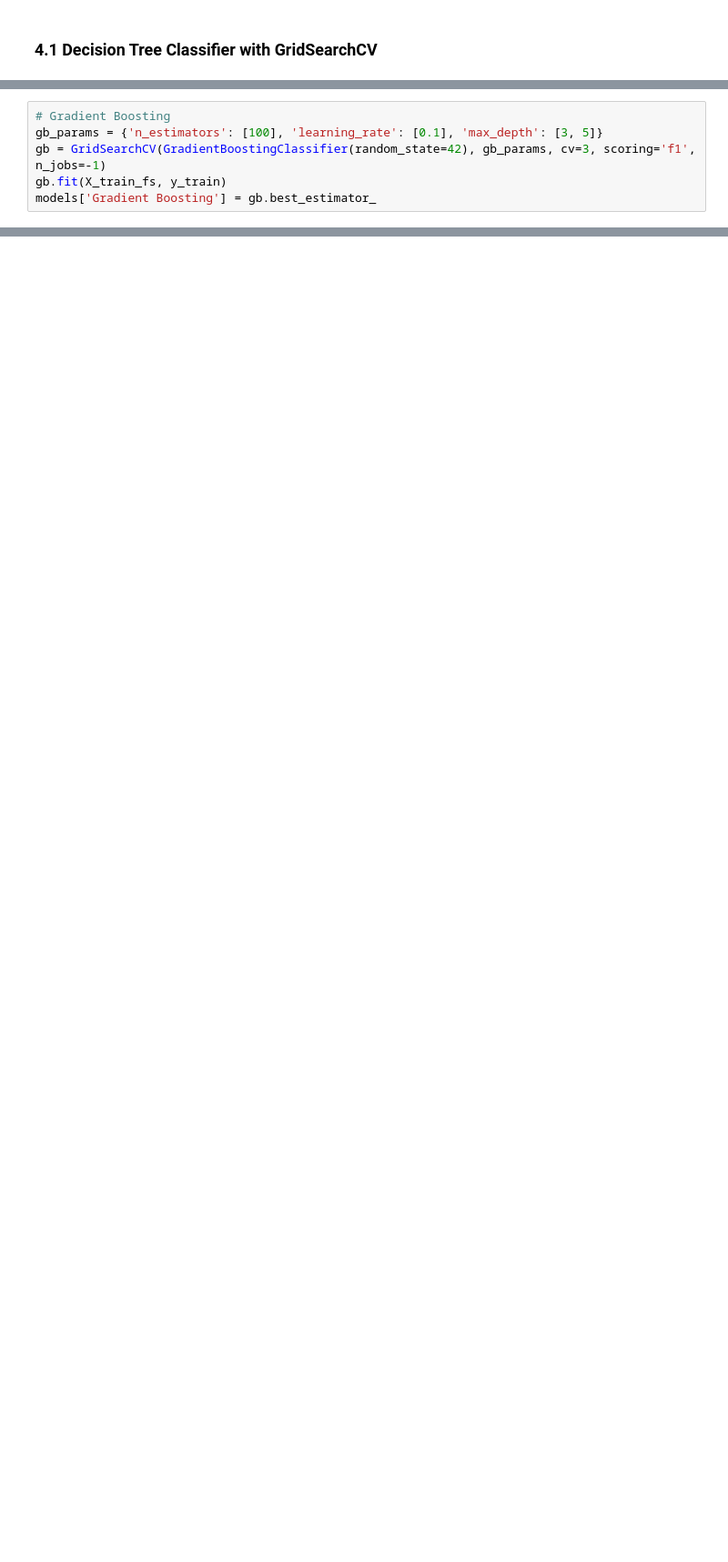
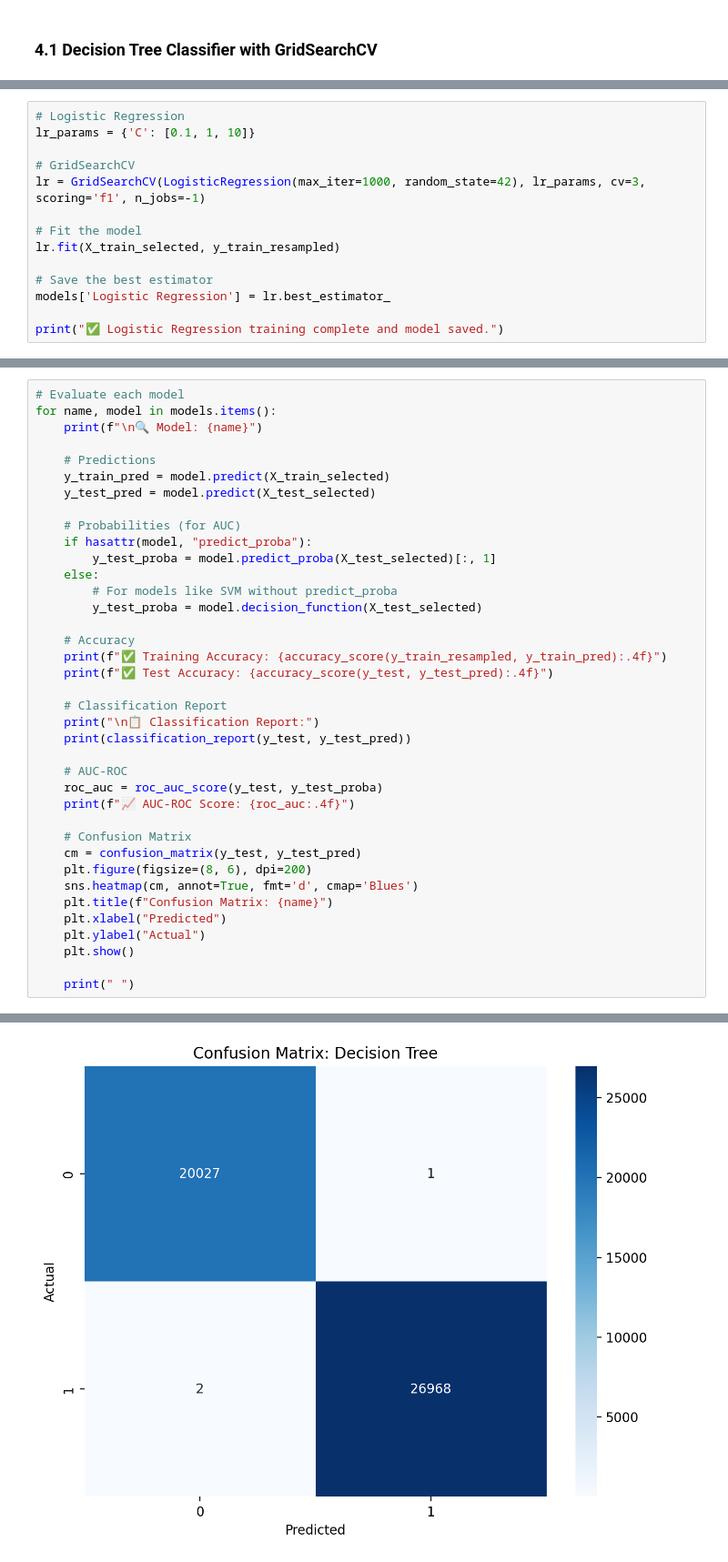
Before and after one commit to haiderCho/CSE445-Project-MLPUD, a Jupyter notebook: ML_Pipeline.ipynb, the cells around one changed output, grey strips where cells are left out. Shown at 91% size. Saved outputs shown, nothing was run; the diff lists cells and outputs as text; blank space fills up the shorter version.

```diff
--- a/ML_Pipeline.ipynb
+++ b/ML_Pipeline.ipynb
@@ -262,6 +215,0 @@ models['Stacking'] = stack
-# %%
-# Gradient Boosting
-gb_params = {'n_estimators': [100], 'learning_rate': [0.1], 'max_depth': [3, 5]}
-gb = GridSearchCV(GradientBoostingClassifier(random_state=42), gb_params, cv=3, scoring='f1', n_jobs=-1)
-gb.fit(X_train_fs, y_train)
-models['Gradient Boosting'] = gb.best_estimator_
@@ -617,0 +263,14 @@ Right: 0.9996993799423081
+# %%
+# Logistic Regression
+lr_params = {'C': [0.1, 1, 10]}
+
+# GridSearchCV
+lr = GridSearchCV(LogisticRegression(max_iter=1000, random_state=42), lr_params, cv=3, scoring='f1', n_jobs=-1)
+
+# Fit the model
+lr.fit(X_train_selected, y_train_resampled)
+
+# Save the best estimator
+models['Logistic Regression'] = lr.best_estimator_
+
+print("✅ Logistic Regression training complete and model saved.")
@@ -617,0 +427,39 @@ Right: 0.9996993799423081
+# %%
+# Evaluate each model
+for name, model in models.items():
+    print(f"\n🔍 Model: {name}")
+
+    # Predictions
+    y_train_pred = model.predict(X_train_selected)
+    y_test_pred = model.predict(X_test_selected)
+
+    # Probabilities (for AUC)
+    if hasattr(model, "predict_proba"):
+        y_test_proba = model.predict_proba(X_test_selected)[:, 1]
+    else:
+        # For models like SVM without predict_proba
+        y_test_proba = model.decision_function(X_test_selected)
+
+    # Accuracy
+    print(f"✅ Training Accuracy: {accuracy_score(y_train_resampled, y_train_pred):.4f}")
+    print(f"✅ Test Accuracy: {accuracy_score(y_test, y_test_pred):.4f}")
+
+    # Classification Report
+    print("\n📋 Classification Report:")
+    print(classification_report(y_test, y_test_pred))
+
+    # AUC-ROC
+    roc_auc = roc_auc_score(y_test, y_test_proba)
+    print(f"📈 AUC-ROC Score: {roc_auc:.4f}")
+
+    # Confusion Matrix
+    cm = confusion_matrix(y_test, y_test_pred)
+    plt.figure(figsize=(8, 6), dpi=200)
+    sns.heatmap(cm, annot=True, fmt='d', cmap='Blues')
+    plt.title(f"Confusion Matrix: {name}")
+    plt.xlabel("Predicted")
+    plt.ylabel("Actual")
+    plt.show()
+
+    print(" ")
+# %% [output]
@@ -617,0 +481 @@ Right: 0.9996993799423081
+[figure, added]
```
Also changed, not shown: parts of 87 cells of this notebook, 18 other files.
